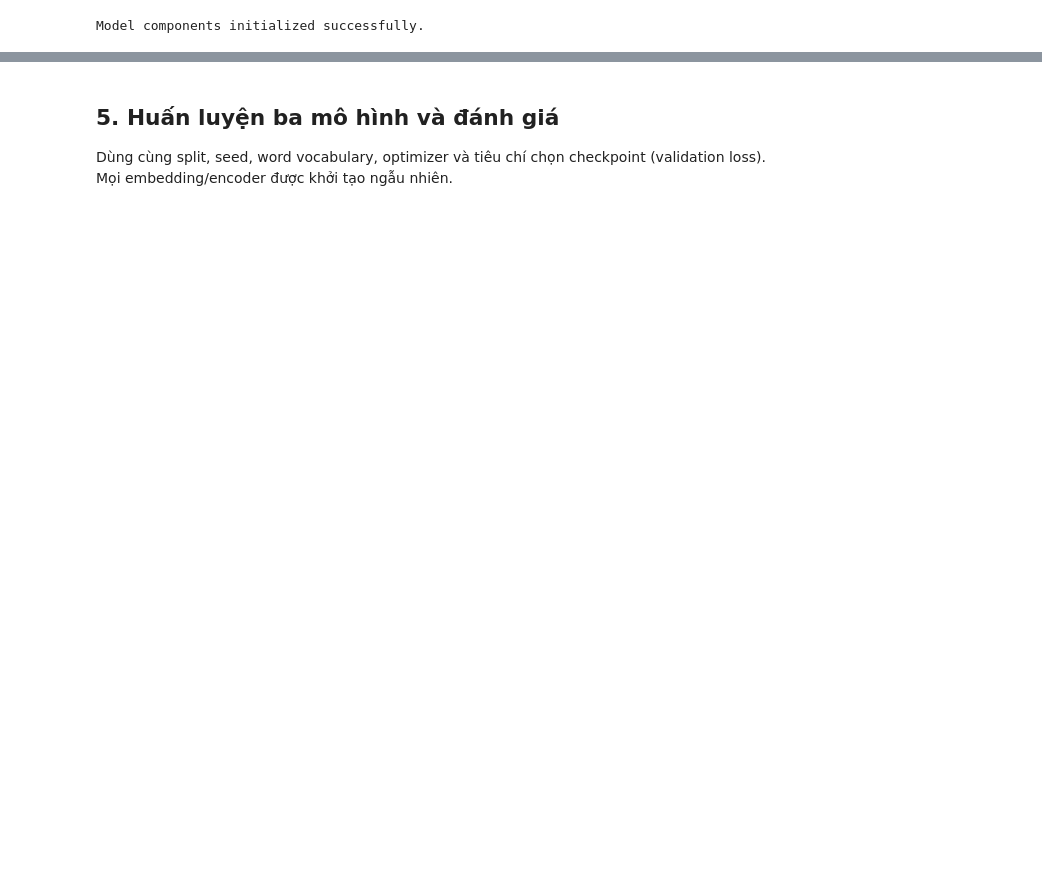
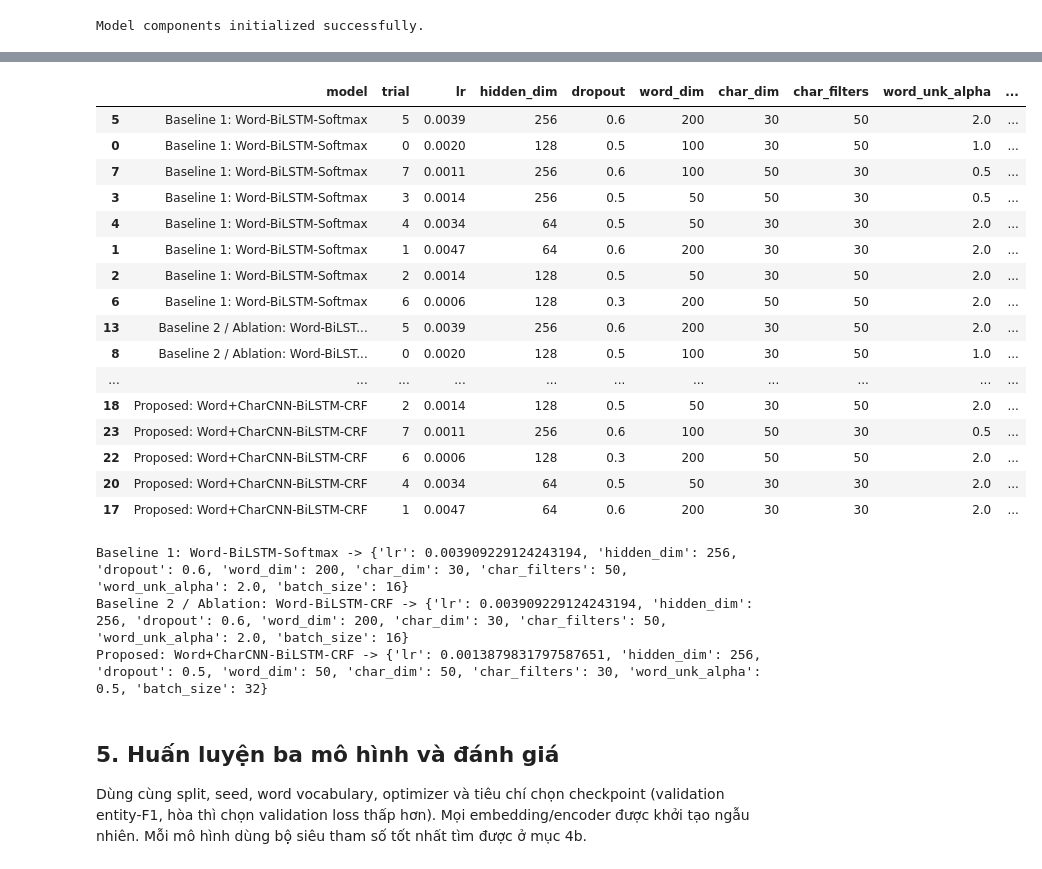
Before and after one commit to HoangBui05/Character-level-representation-in-NER-on-noisy-text, a Jupyter notebook: wnut17_character_ner.ipynb, the cells around one changed output, grey strips where cells are left out. Cells and saved outputs as stored; diff of their text form; code cells hidden in the pictures; blank space fills up the shorter version.

```diff
--- a/wnut17_character_ner.ipynb
+++ b/wnut17_character_ner.ipynb
@@ -360,0 +409,55 @@ Model components initialized successfully.
+# %%
+RUN_TUNING = True
+TUNE_TRIALS = 8        # số cấu hình thử cho mỗi mô hình (tăng nếu có GPU)
+TUNE_EPOCHS = 15
+TUNE_PATIENCE = 4
+
+configs = {
+    'Baseline 1: Word-BiLSTM-Softmax': (False, False),
+    'Baseline 2 / Ablation: Word-BiLSTM-CRF': (False, True),
+    'Proposed: Word+CharCNN-BiLSTM-CRF': (True, True),
+}
+
+def sample_hp(rng):
+    # Luôn lấy đủ mọi tham số theo cùng thứ tự để dãy cấu hình giống nhau giữa các mô hình.
+    return dict(
+        lr=float(10 ** rng.uniform(np.log10(5e-4), np.log10(5e-3))),
+        hidden_dim=int(rng.choice([64, 128, 256])),
+        dropout=float(rng.choice([0.3, 0.5, 0.6])),
+        word_dim=int(rng.choice([50, 100, 200])),
+        word_unk_alpha=float(rng.choice([0.5, 1.0, 2.0])),
+        batch_size=int(rng.choice([16, 32, 64])),
+        char_dim=int(rng.choice([25, 30, 50])),
+        char_filters=int(rng.choice([30, 50, 100])),
+    )
+
+def tune_model(name, use_char, use_crf):
+    rng = np.random.default_rng(SEED)
+    rows = []
+    for k in range(TUNE_TRIALS):
+        hp = dict(DEFAULT_HP) if k == 0 else sample_hp(rng)
+        if k == 0: sample_hp(rng)                      # giữ đồng bộ dãy ngẫu nhiên
+        _, hist = train_model(name, use_char, use_crf, hp=hp, epochs=TUNE_EPOCHS, patience=TUNE_PATIENCE, verbose=False)
+        best = max(hist, key=lambda h: (h['valid_entity_f1'], -h['valid_loss']))
+        rows.append({'model': name, 'trial': k, **hp, 'best_epoch': best['epoch'],
+                     'valid_entity_f1': best['valid_entity_f1'], 'valid_loss': best['valid_loss']})
+        print(f"{name} | trial {k+1}/{TUNE_TRIALS} | valid_entity_f1={best['valid_entity_f1']:.4f} | "
+              f"lr={hp['lr']:.4g} hidden={hp['hidden_dim']} dropout={hp['dropout']} bs={hp['batch_size']}")
+    return rows
+
+best_hp, tuning_rows = {}, []
+if RUN_TUNING:
+    for name, (use_char, use_crf) in configs.items():
+        tuning_rows += tune_model(name, use_char, use_crf)
+    tuning_df = pd.DataFrame(tuning_rows)
+    for name in configs:
+        sub_df = tuning_df[tuning_df.model == name].sort_values(['valid_entity_f1', 'valid_loss'], ascending=[False, True])
+        top = sub_df.iloc[0]
+        best_hp[name] = {k: (int(top[k]) if k in ('hidden_dim', 'word_dim', 'batch_size', 'char_dim', 'char_filters') else float(top[k]))
+                         for k in DEFAULT_HP}
+    display(tuning_df.sort_values(['model', 'valid_entity_f1'], ascending=[True, False]).round(4))
+    tuning_df.to_csv('wnut17_hyperparameter_search.csv', index=False)
+else:
+    best_hp = {name: dict(DEFAULT_HP) for name in configs}
+for name, hp in best_hp.items(): print(name, '->', hp)
+# %% [output]
@@ -361,5 +481,25 @@ Model components initialized successfully.
+|  | model | trial | lr | hidden_dim | dropout | word_dim | char_dim | char_filters | word_unk_alpha | ... |
+| 5 | Baseline 1: Word-BiLSTM-Softmax | 5 | 0.0039 | 256 | 0.6 | 200 | 30 | 50 | 2.0 | ... |
+| 0 | Baseline 1: Word-BiLSTM-Softmax | 0 | 0.0020 | 128 | 0.5 | 100 | 30 | 50 | 1.0 | ... |
+| 7 | Baseline 1: Word-BiLSTM-Softmax | 7 | 0.0011 | 256 | 0.6 | 100 | 50 | 30 | 0.5 | ... |
+| 3 | Baseline 1: Word-BiLSTM-Softmax | 3 | 0.0014 | 256 | 0.5 | 50 | 50 | 30 | 0.5 | ... |
+| 4 | Baseline 1: Word-BiLSTM-Softmax | 4 | 0.0034 | 64 | 0.5 | 50 | 30 | 30 | 2.0 | ... |
+| 1 | Baseline 1: Word-BiLSTM-Softmax | 1 | 0.0047 | 64 | 0.6 | 200 | 30 | 30 | 2.0 | ... |
+| 2 | Baseline 1: Word-BiLSTM-Softmax | 2 | 0.0014 | 128 | 0.5 | 50 | 30 | 50 | 2.0 | ... |
+| 6 | Baseline 1: Word-BiLSTM-Softmax | 6 | 0.0006 | 128 | 0.3 | 200 | 50 | 50 | 2.0 | ... |
+| 13 | Baseline 2 / Ablation: Word-BiLST... | 5 | 0.0039 | 256 | 0.6 | 200 | 30 | 50 | 2.0 | ... |
+| 8 | Baseline 2 / Ablation: Word-BiLST... | 0 | 0.0020 | 128 | 0.5 | 100 | 30 | 50 | 1.0 | ... |
+| ... | ... | ... | ... | ... | ... | ... | ... | ... | ... | ... |
+| 18 | Proposed: Word+CharCNN-BiLSTM-CRF | 2 | 0.0014 | 128 | 0.5 | 50 | 30 | 50 | 2.0 | ... |
+| 23 | Proposed: Word+CharCNN-BiLSTM-CRF | 7 | 0.0011 | 256 | 0.6 | 100 | 50 | 30 | 0.5 | ... |
+| 22 | Proposed: Word+CharCNN-BiLSTM-CRF | 6 | 0.0006 | 128 | 0.3 | 200 | 50 | 50 | 2.0 | ... |
+| 20 | Proposed: Word+CharCNN-BiLSTM-CRF | 4 | 0.0034 | 64 | 0.5 | 50 | 30 | 30 | 2.0 | ... |
+| 17 | Proposed: Word+CharCNN-BiLSTM-CRF | 1 | 0.0047 | 64 | 0.6 | 200 | 30 | 30 | 2.0 | ... |
+Baseline 1: Word-BiLSTM-Softmax -> {'lr': 0.003909229124243194, 'hidden_dim': 256, 'dropout': 0.6, 'word_dim': 200, 'char_dim': 30, 'char_filters': 50, 'word_unk_alpha': 2.0, 'batch_size': 16}
+Baseline 2 / Ablation: Word-BiLSTM-CRF -> {'lr': 0.003909229124243194, 'hidden_dim': 256, 'dropout': 0.6, 'word_dim': 200, 'char_dim': 30, 'char_filters': 50, 'word_unk_alpha': 2.0, 'batch_size': 16}
+Proposed: Word+CharCNN-BiLSTM-CRF -> {'lr': 0.0013879831797587651, 'hidden_dim': 256, 'dropout': 0.5, 'word_dim': 50, 'char_dim': 50, 'char_filters': 30, 'word_unk_alpha': 0.5, 'batch_size': 32}
 # %% [markdown]
 ## 5. Huấn luyện ba mô hình và đánh giá
 
-Dùng cùng split, seed, word vocabulary, optimizer và tiêu chí chọn checkpoint (validation loss). Mọi embedding/encoder được khởi tạo ngẫu nhiên.
+Dùng cùng split, seed, word vocabulary, optimizer và tiêu chí chọn checkpoint (validation entity-F1, hòa thì chọn validation loss thấp hơn). Mọi embedding/encoder được khởi tạo ngẫu nhiên. Mỗi mô hình dùng bộ siêu tham số tốt nhất tìm được ở mục 4b.
 # %%
```
Also changed, not shown: parts of 21 cells of this notebook.
